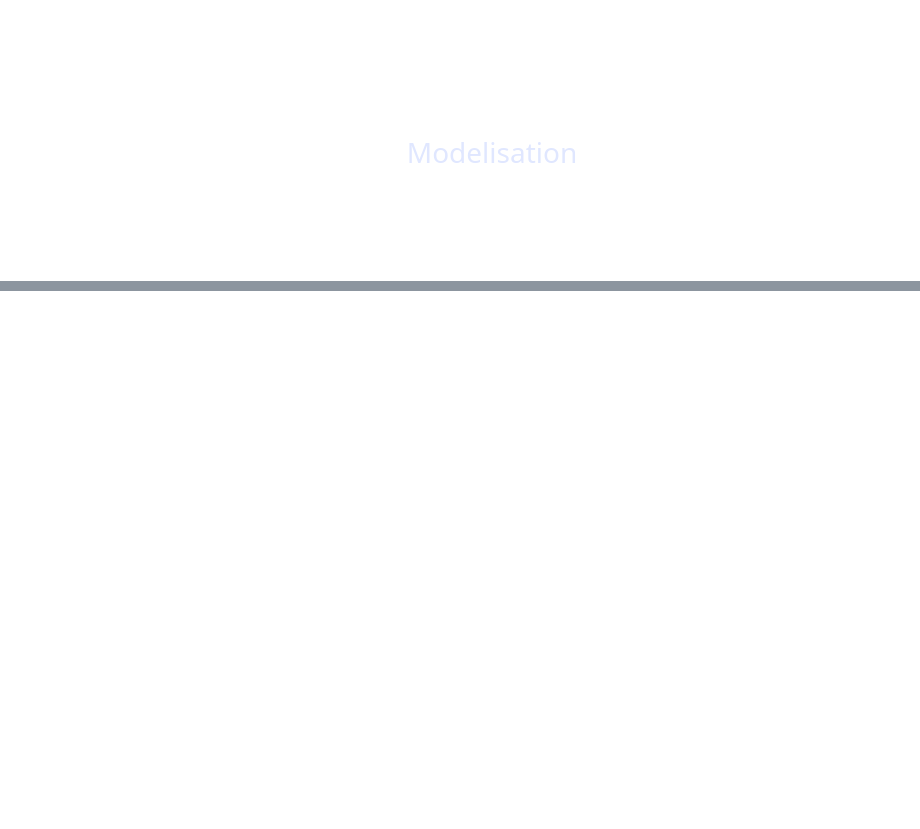
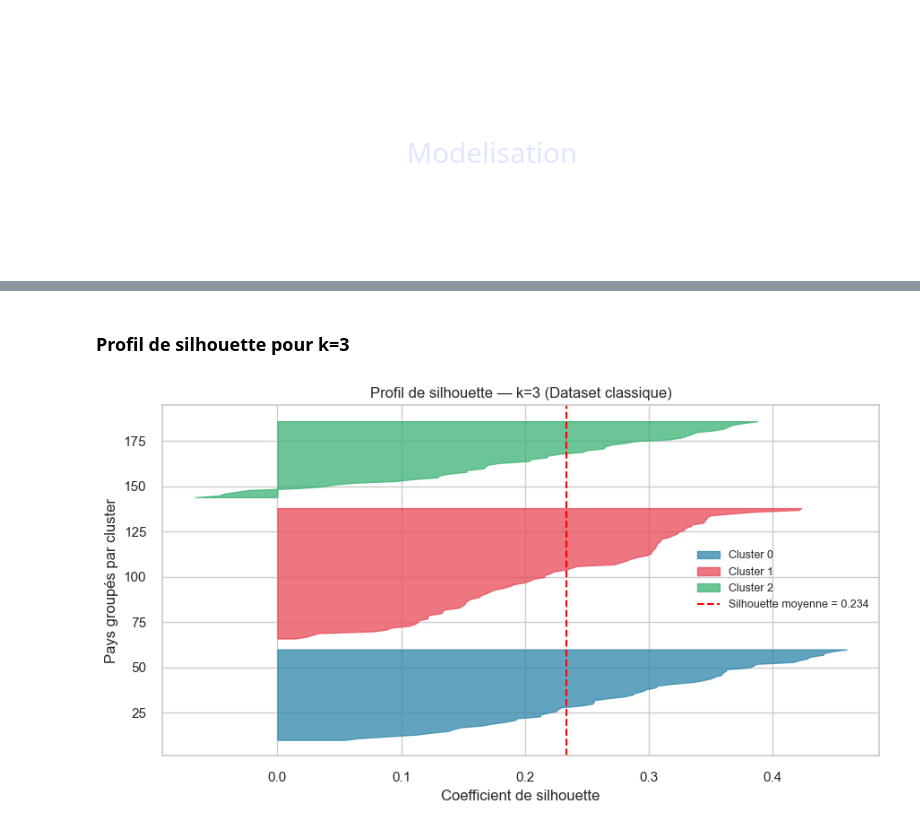
Before and after one commit to awa-d/ML2-project_clustering-countries, a Jupyter notebook: notebooks/P2_modeling.ipynb, the cells around one changed output, grey strips where cells are left out. Saved outputs shown, nothing was run; the diff lists cells and outputs as text; code cells hidden in the pictures; blank space fills up the shorter version.

```diff
--- a/notebooks/P2_modeling.ipynb
+++ b/notebooks/P2_modeling.ipynb
@@ -117,0 +226,30 @@ Sources configurées : ['sante_wdi', 'sante_who', 'social_poverty_mpi', 'social_
+# %% [markdown]
+### Profil de silhouette pour k=3
+# %%
+from sklearn.metrics import silhouette_samples
+
+km3_sil = KMeans(n_clusters=3, init='k-means++', n_init=20, random_state=SEED)
+lbl3_sil = km3_sil.fit_predict(X_raw)
+sil_vals_r = silhouette_samples(X_raw, lbl3_sil)
+avg_sil_r  = sil_vals_r.mean()
+
+fig, ax = plt.subplots(figsize=(9, 5))
+y_lower = 10
+for cl in range(3):
+    cl_sil = np.sort(sil_vals_r[lbl3_sil == cl])
+    size = cl_sil.shape[0]
+    y_upper = y_lower + size
+    ax.fill_betweenx(np.arange(y_lower, y_upper), 0, cl_sil,
+                     alpha=0.75, color=PALETTE[cl], label=f'Cluster {cl}')
+    y_lower = y_upper + 5
+
+ax.axvline(avg_sil_r, color='red', linestyle='--', linewidth=1.5,
+           label=f'Silhouette moyenne = {avg_sil_r:.3f}')
+ax.set_title('Profil de silhouette — k=3 (Dataset classique)')
+ax.set_xlabel('Coefficient de silhouette')
+ax.set_ylabel('Pays groupés par cluster')
+ax.legend(fontsize=9)
+plt.tight_layout()
+plt.show()
+# %% [output]
+[figure, added]
```
Also changed, not shown: parts of 95 cells of this notebook.
